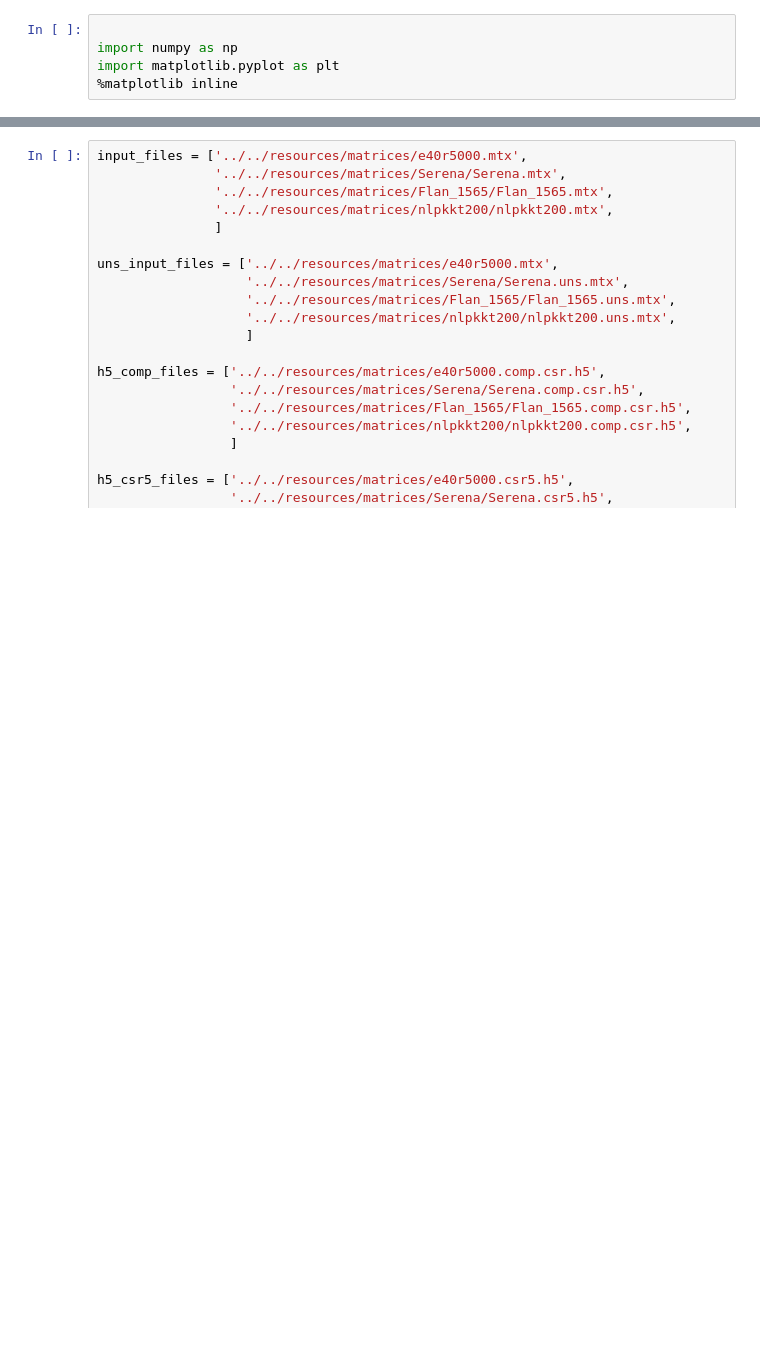
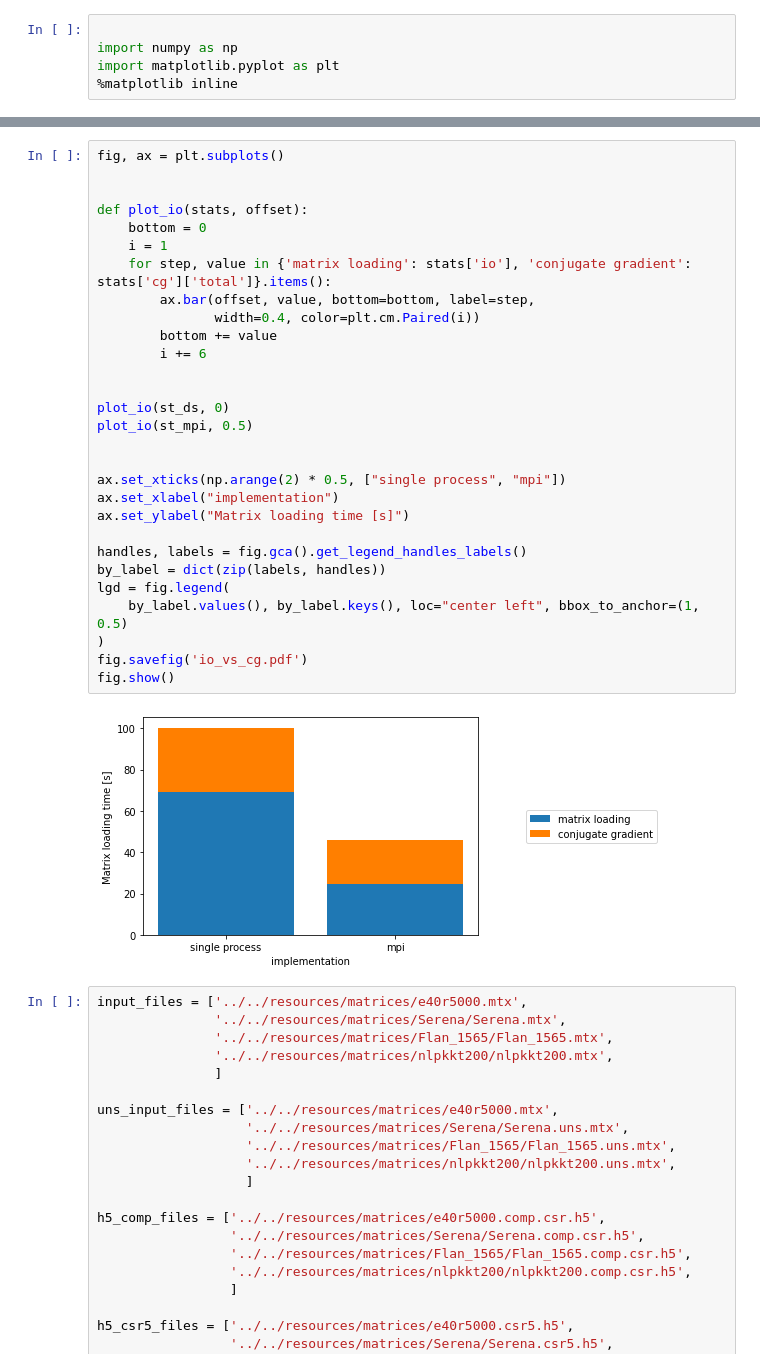
Before and after one commit to rurabori/diploma_research, a Jupyter notebook: scripts/data_analysis/graphs.ipynb, the cells around one changed output, grey strips where cells are left out. Saved outputs shown, nothing was run; the diff lists cells and outputs as text; blank space fills up the shorter version.

```diff
--- a/scripts/data_analysis/graphs.ipynb
+++ b/scripts/data_analysis/graphs.ipynb
@@ -113,3 +144,34 @@ plot_run(layout="8-1-32")
+# %%
+fig, ax = plt.subplots()
+
+
+def plot_io(stats, offset):
+    bottom = 0
+    i = 1
+    for step, value in {'matrix loading': stats['io'], 'conjugate gradient': stats['cg']['total']}.items():
+        ax.bar(offset, value, bottom=bottom, label=step,
+               width=0.4, color=plt.cm.Paired(i))
+        bottom += value
+        i += 6
+
+
+plot_io(st_ds, 0)
+plot_io(st_mpi, 0.5)
+
+
+ax.set_xticks(np.arange(2) * 0.5, ["single process", "mpi"])
+ax.set_xlabel("implementation")
+ax.set_ylabel("Matrix loading time [s]")
+
+handles, labels = fig.gca().get_legend_handles_labels()
+by_label = dict(zip(labels, handles))
+lgd = fig.legend(
+    by_label.values(), by_label.keys(), loc="center left", bbox_to_anchor=(1, 0.5)
+)
+fig.savefig('io_vs_cg.pdf')
+fig.show()
+# %% [output]
+[figure, added]
 # %%
 input_files = ['../../resources/matrices/e40r5000.mtx',
                '../../resources/matrices/Serena/Serena.mtx',
```
Also changed, not shown: parts of 2 cells of this notebook, 13 other files.
